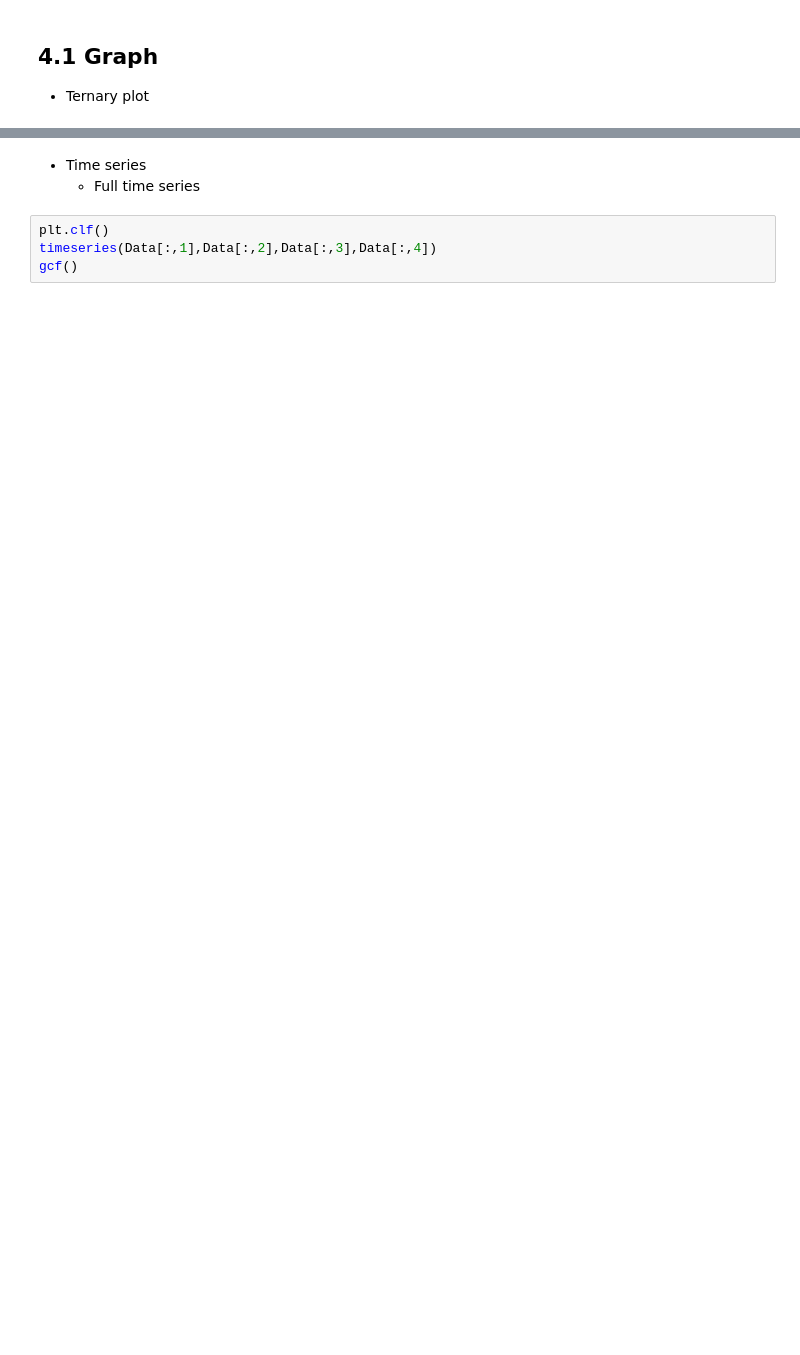
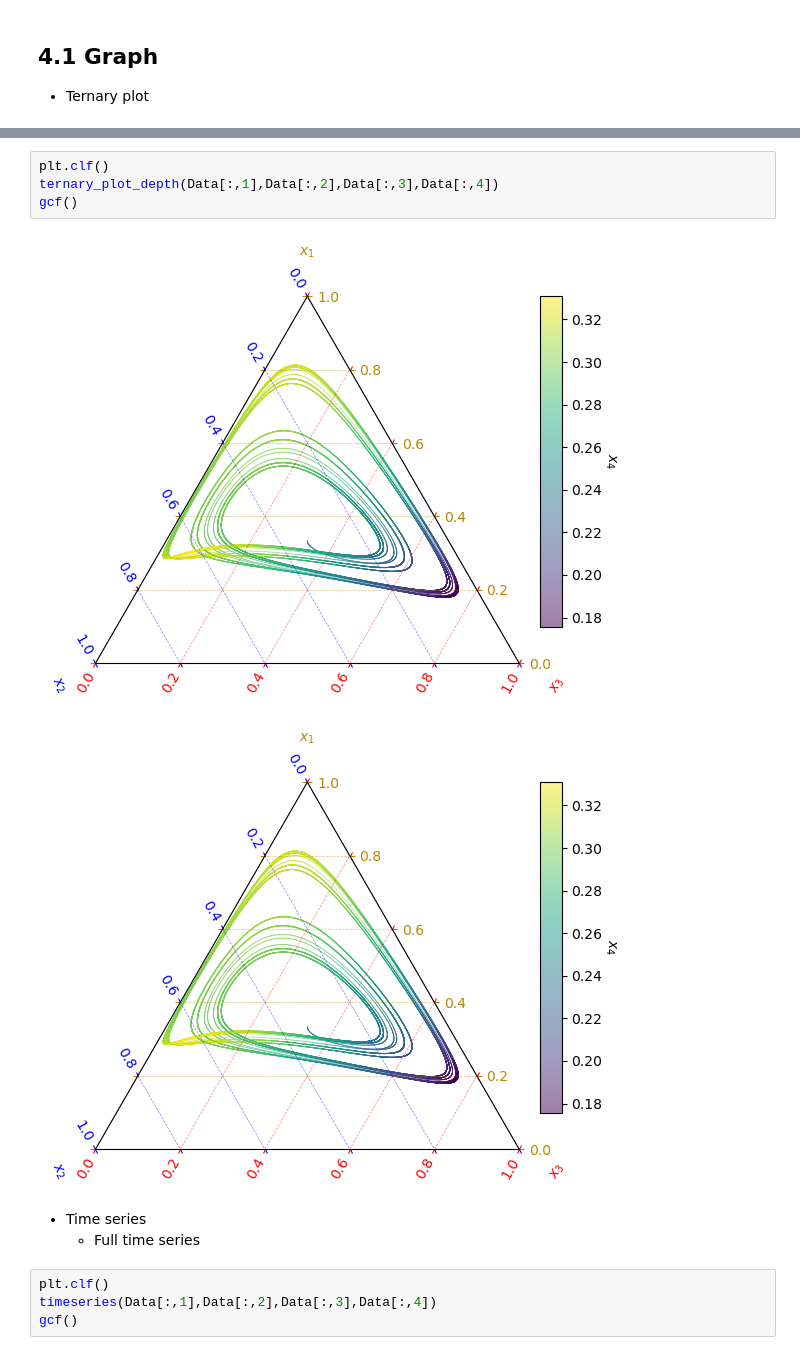
Before and after one commit to MA-Ramirez/ChaosNoiseEGT, a Jupyter notebook: notebooks/Interactive_Deterministic.ipynb, the cells around one changed output, grey strips where cells are left out. Cells and saved outputs as stored; diff of their text form; blank space fills up the shorter version.

```diff
--- a/notebooks/Interactive_Deterministic.ipynb
+++ b/notebooks/Interactive_Deterministic.ipynb
@@ -115,3 +126,10 @@ gcf()
+# %%
+plt.clf()
+ternary_plot_depth(Data[:,1],Data[:,2],Data[:,3],Data[:,4])
+gcf()
+# %% [output]
+[figure, added]
+[figure, added]
 # %% [markdown]
 * Time series
     - Full time series
```
Also changed, not shown: parts of 21 cells of this notebook, 2 other files.
